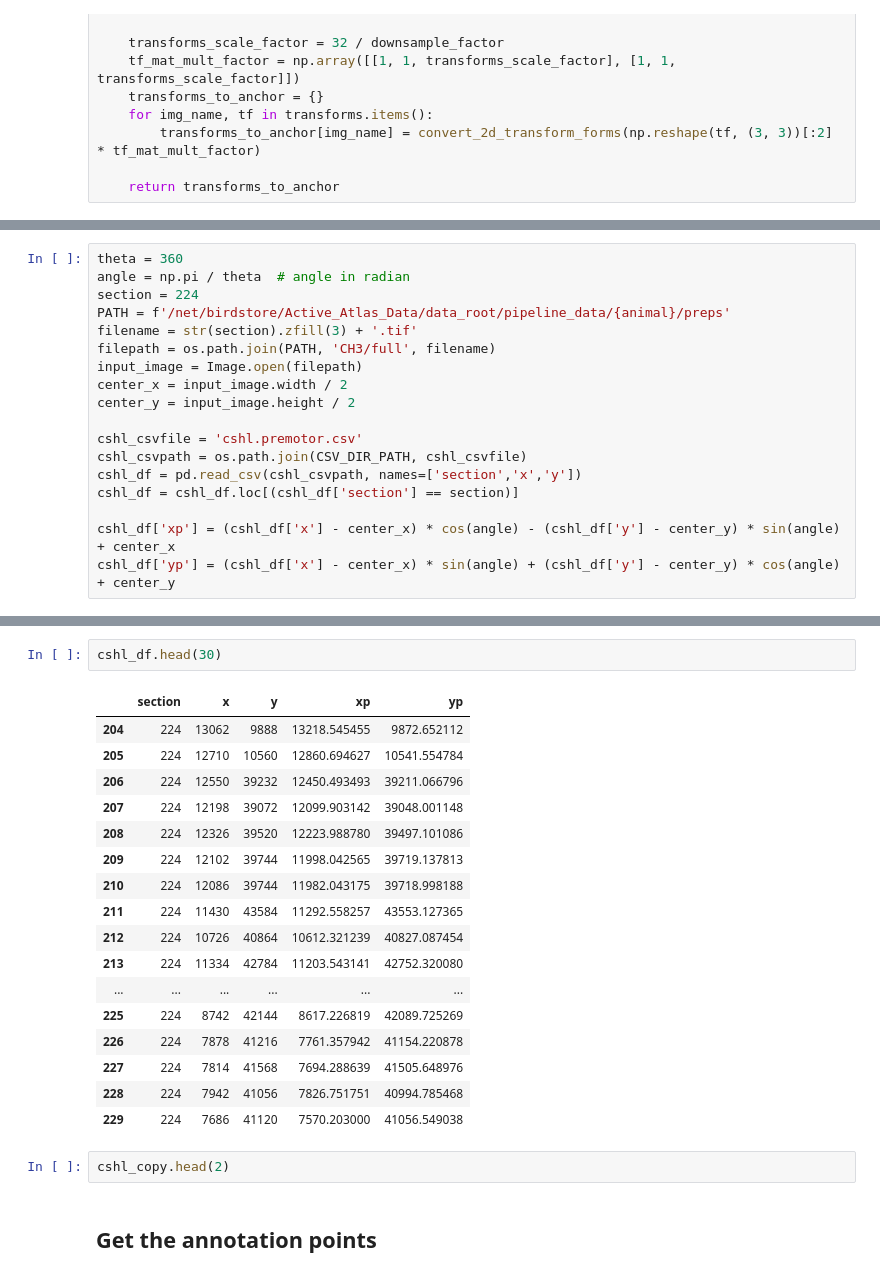
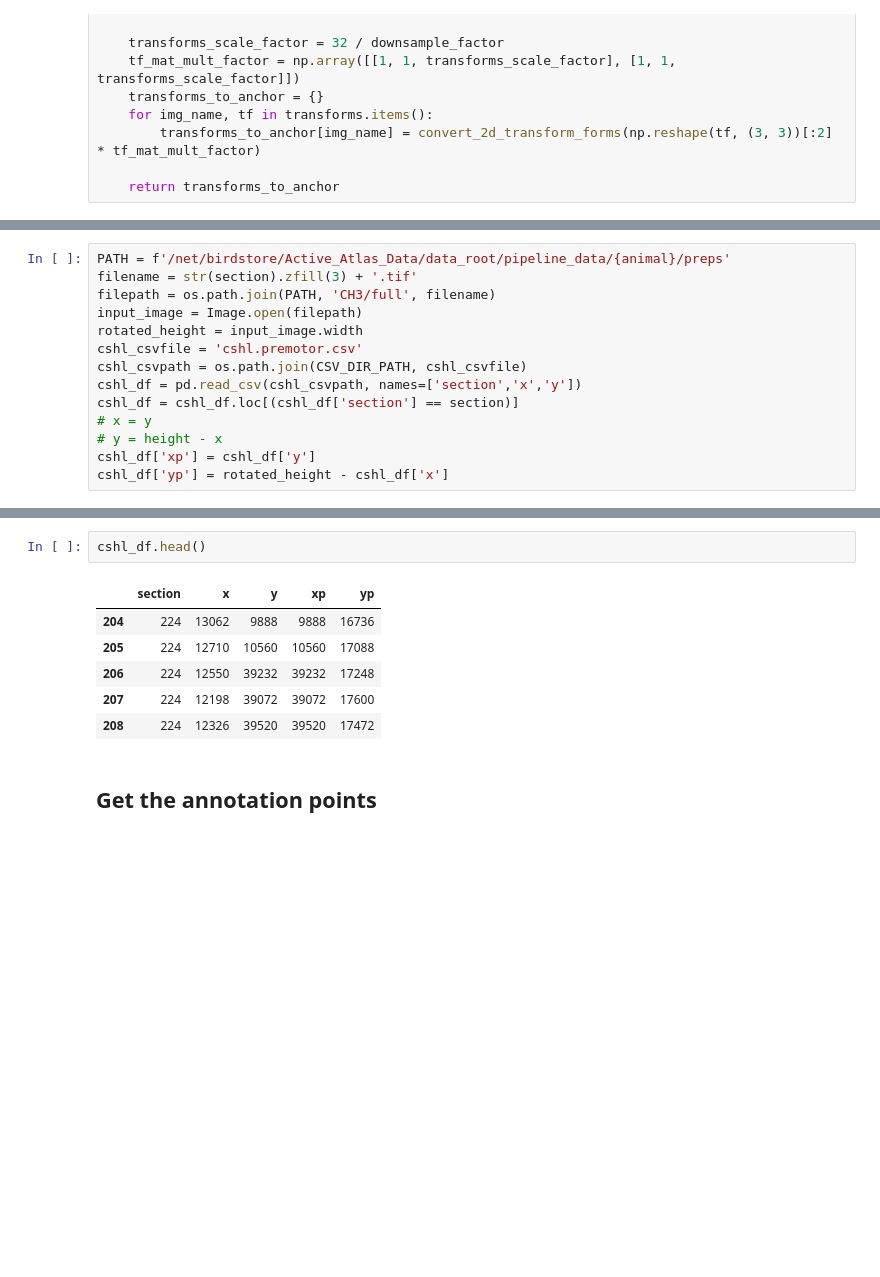
Before and after one commit to ActiveBrainAtlas2/preprocessing-pipeline, a Jupyter notebook: notebooks/Litao/reverse_rotation.ipynb, the cells around one changed output, grey strips where cells are left out. Saved outputs shown, nothing was run; the diff lists cells and outputs as text; blank space fills up the shorter version.

```diff
--- a/notebooks/Litao/reverse_rotation.ipynb
+++ b/notebooks/Litao/reverse_rotation.ipynb
@@ -185,20 +164,16 @@ dk_df = dk_df.sort_values(by=['x', 'y'])
 # %% [output]
 14899 27819
 # %%
-theta = 360
-angle = np.pi / theta  # angle in radian
-section = 224
 PATH = f'/net/birdstore/Active_Atlas_Data/data_root/pipeline_data/{animal}/preps'
 filename = str(section).zfill(3) + '.tif'
 filepath = os.path.join(PATH, 'CH3/full', filename)
 input_image = Image.open(filepath)
-center_x = input_image.width / 2
-center_y = input_image.height / 2
-
+rotated_height = input_image.width
 cshl_csvfile = 'cshl.premotor.csv'
 cshl_csvpath = os.path.join(CSV_DIR_PATH, cshl_csvfile)
 cshl_df = pd.read_csv(cshl_csvpath, names=['section','x','y'])
 cshl_df = cshl_df.loc[(cshl_df['section'] == section)]
-
-cshl_df['xp'] = (cshl_df['x'] - center_x) * cos(angle) - (cshl_df['y'] - center_y) * sin(angle) + center_x
-cshl_df['yp'] = (cshl_df['x'] - center_x) * sin(angle) + (cshl_df['y'] - center_y) * cos(angle) + center_y
+# x = y
+# y = height - x
+cshl_df['xp'] = cshl_df['y']
+cshl_df['yp'] = rotated_height - cshl_df['x']
@@ -238,25 +180,12 @@ rotated 11 8
 # %%
-cshl_df.head(30)
+cshl_df.head()
 # %% [output]
 |  | section | x | y | xp | yp |
-| 204 | 224 | 13062 | 9888 | 13218.545455 | 9872.652112 |
-| 205 | 224 | 12710 | 10560 | 12860.694627 | 10541.554784 |
-| 206 | 224 | 12550 | 39232 | 12450.493493 | 39211.066796 |
-| 207 | 224 | 12198 | 39072 | 12099.903142 | 39048.001148 |
-| 208 | 224 | 12326 | 39520 | 12223.988780 | 39497.101086 |
-| 209 | 224 | 12102 | 39744 | 11998.042565 | 39719.137813 |
-| 210 | 224 | 12086 | 39744 | 11982.043175 | 39718.998188 |
-| 211 | 224 | 11430 | 43584 | 11292.558257 | 43553.127365 |
-| 212 | 224 | 10726 | 40864 | 10612.321239 | 40827.087454 |
-| 213 | 224 | 11334 | 42784 | 11203.543141 | 42752.320080 |
-| ... | ... | ... | ... | ... | ... |
-| 225 | 224 | 8742 | 42144 | 8617.226819 | 42089.725269 |
-| 226 | 224 | 7878 | 41216 | 7761.357942 | 41154.220878 |
-| 227 | 224 | 7814 | 41568 | 7694.288639 | 41505.648976 |
-| 228 | 224 | 7942 | 41056 | 7826.751751 | 40994.785468 |
-| 229 | 224 | 7686 | 41120 | 7570.203000 | 41056.549038 |
+| 204 | 224 | 13062 | 9888 | 9888 | 16736 |
+| 205 | 224 | 12710 | 10560 | 10560 | 17088 |
+| 206 | 224 | 12550 | 39232 | 39232 | 17248 |
+| 207 | 224 | 12198 | 39072 | 39072 | 17600 |
+| 208 | 224 | 12326 | 39520 | 39520 | 17472 |
-# %%
-cshl_copy.head(2)
 # %% [markdown]
 ## Get the annotation points
 # %%
```
Also changed, not shown: parts of 6 cells of this notebook.
